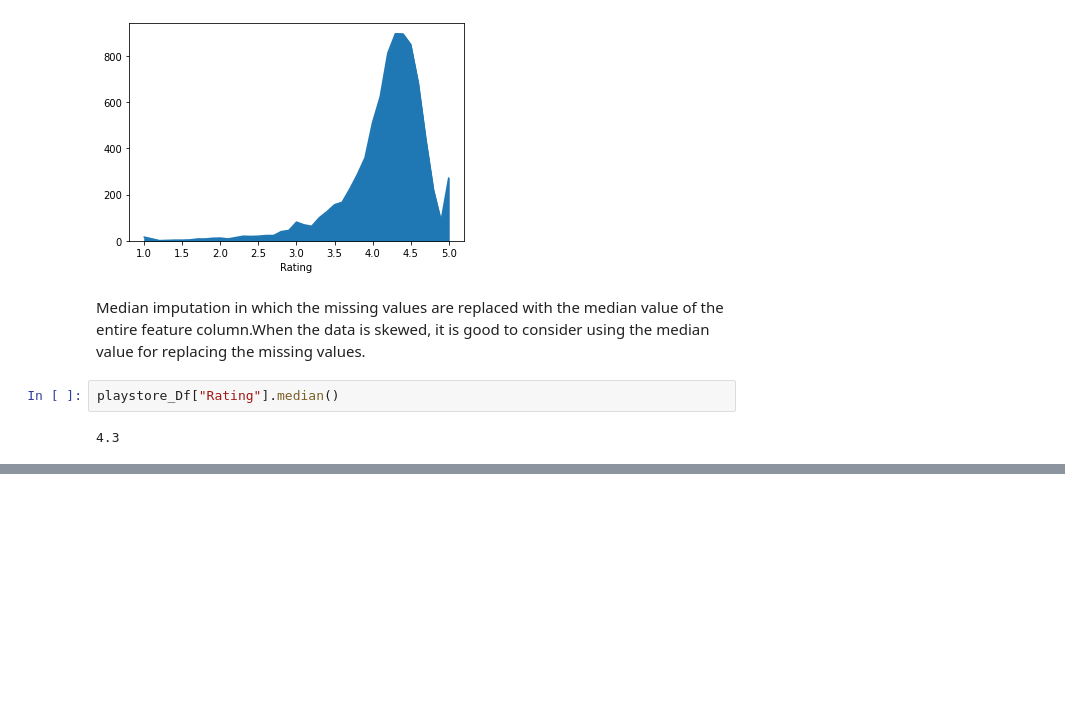
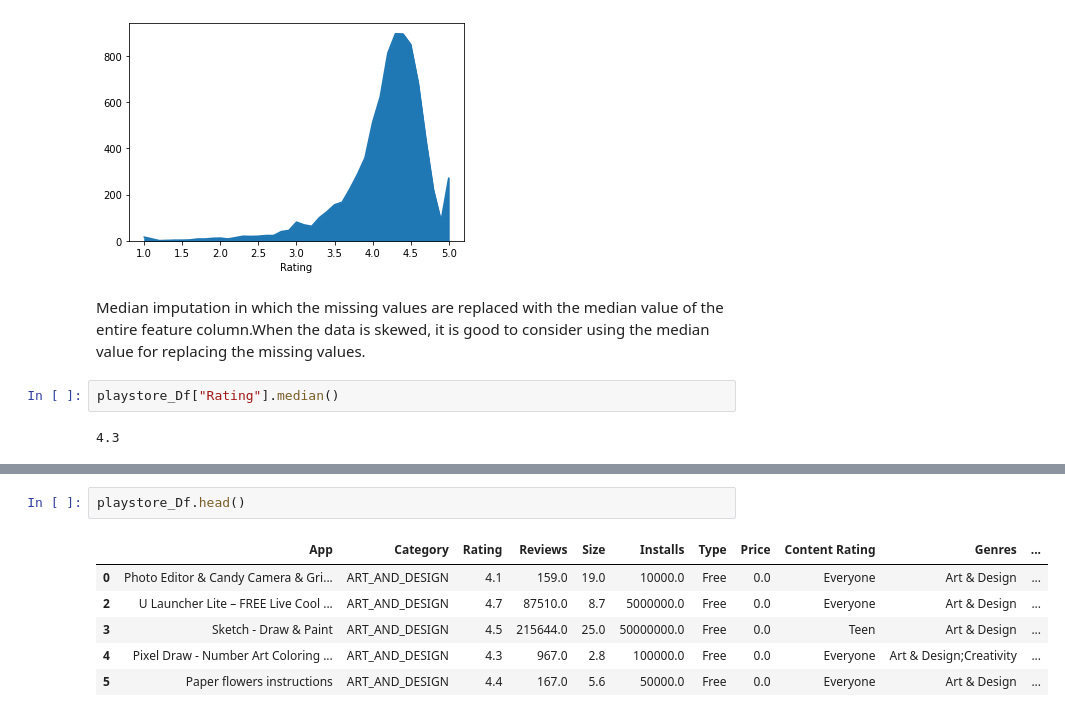
Before and after one commit to Srijan-Rai/Playstore, a Jupyter notebook: Copy_of_Play_Store_App_Review_Analysis_Capstone_Project.ipynb, the cells around one changed output, grey strips where cells are left out. Saved outputs shown, nothing was run; the diff lists cells and outputs as text; blank space fills up the shorter version.

```diff
--- a/Copy_of_Play_Store_App_Review_Analysis_Capstone_Project.ipynb
+++ b/Copy_of_Play_Store_App_Review_Analysis_Capstone_Project.ipynb
@@ -169,0 +215,9 @@ memory usage: 1.0+ MB
+# %%
+playstore_Df.head()
+# %% [output]
+|  | App | Category | Rating | Reviews | Size | Installs | Type | Price | Content Rating | Genres | ... |
+| 0 | Photo Editor & Candy Camera & Gri... | ART_AND_DESIGN | 4.1 | 159.0 | 19.0 | 10000.0 | Free | 0.0 | Everyone | Art & Design | ... |
+| 2 | U Launcher Lite – FREE Live Cool ... | ART_AND_DESIGN | 4.7 | 87510.0 | 8.7 | 5000000.0 | Free | 0.0 | Everyone | Art & Design | ... |
+| 3 | Sketch - Draw & Paint | ART_AND_DESIGN | 4.5 | 215644.0 | 25.0 | 50000000.0 | Free | 0.0 | Teen | Art & Design | ... |
+| 4 | Pixel Draw - Number Art Coloring ... | ART_AND_DESIGN | 4.3 | 967.0 | 2.8 | 100000.0 | Free | 0.0 | Everyone | Art & Design;Creativity | ... |
+| 5 | Paper flowers instructions | ART_AND_DESIGN | 4.4 | 167.0 | 5.6 | 50000.0 | Free | 0.0 | Everyone | Art & Design | ... |
```
Also changed, not shown: parts of 12 cells of this notebook.
